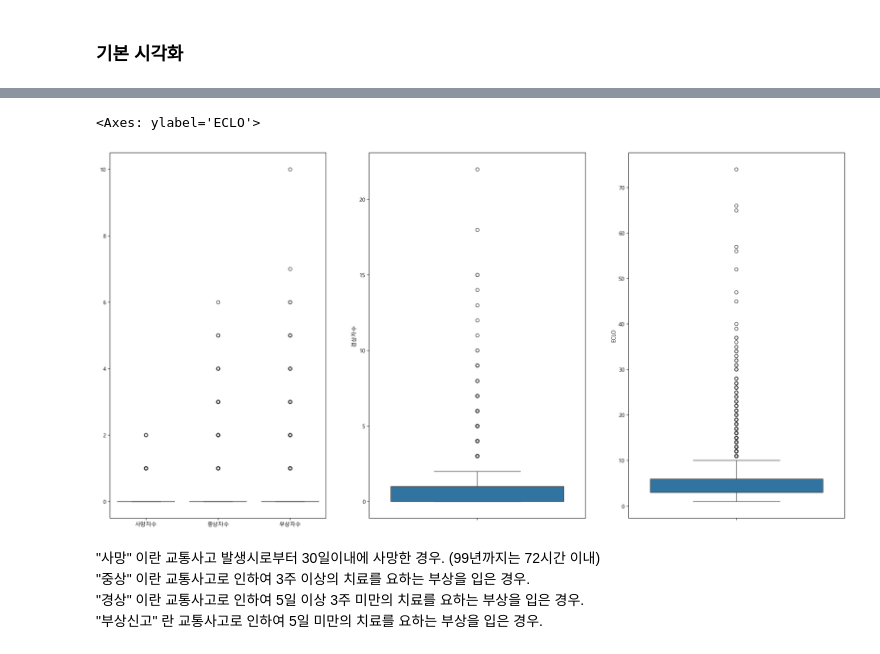
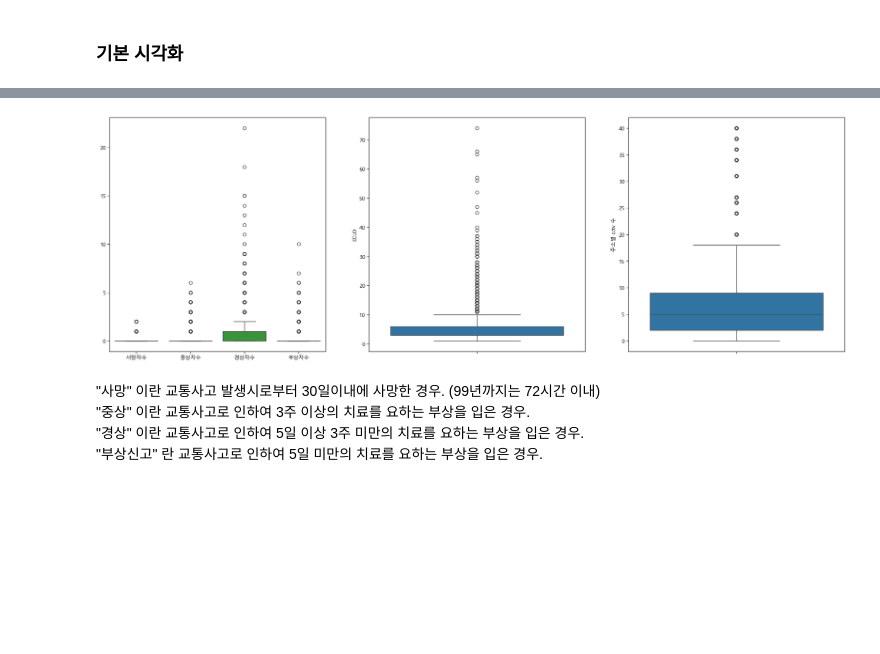
Before and after one commit to nyeokinyeoki/dacon_accident, a Jupyter notebook: accident2.ipynb, the cells around one changed output, grey strips where cells are left out. Saved outputs shown, nothing was run; the diff lists cells and outputs as text; code cells hidden in the pictures; blank space fills up the shorter version.

```diff
--- a/accident2.ipynb
+++ b/accident2.ipynb
@@ -288,0 +594,4 @@ df_train[df_train["가해연령_수정"]==9999]
+# %%
+df_train_join = make_cctv(df_train, gb_cctv)
+
+df_train_join
@@ -293,7 +634,7 @@ df_train[df_train["가해연령_수정"]==9999]
 # %%
 # int 타입으로 변경
 
-df_train[['사망자수','중상자수','경상자수','부상자수','ECLO']] = df_train[['사망자수','중상자수','경상자수','부상자수','ECLO']].astype(int)
+df_train_join[['사망자수','중상자수','경상자수','부상자수','ECLO','주소별 cctv 수']] = df_train_join[['사망자수','중상자수','경상자수','부상자수','ECLO','주소별 cctv 수']].astype(int)
 
-df_train.dtypes
+df_train_join.dtypes
 # %% [output]
@@ -316,4 +657,11 @@ df_train.dtypes
 dtype: object
+# %%
+df_train_join["사고일시"] = pd.to_datetime(df_train_join["사고일시"], format="%Y-%m-%d %H:%M:%S")
+df_test_join["사고일시"] = pd.to_datetime(df_test_join["사고일시"], format="%Y-%m-%d %H:%M:%S")
+# %%
+# drop
+
+df_train_join.drop(["가해연령_수정","피해연령_수정"], axis=1, inplace=True)
 # %%
 # 숫자 타입의 통계치
 
@@ -331,20 +693,20 @@ df_train.describe()
 # %%
 # 숫자 컬럼의 box-plot
 
-fig, axes = plt.subplots(figsize=(24,12), nrows=1, ncols=3)
+fig, axes = plt.subplots(figsize=(25,8), nrows=1, ncols=3)
 plt.rcParams["font.family"] = "Malgun Gothic"
 plt.rcParams["axes.unicode_minus"] = False
 
-df_num = df_train.select_dtypes("number").drop(["ECLO", "가해연령_수정", "피해연령_수정", "사고 연도"], axis=1)
+add_infra = df_train_join.groupby("시군구")[["주소별 cctv 수"]].mean()
 
-sns.boxplot(df_num.loc[:,['사망자수', '중상자수', '부상자수']], ax=axes[0])
-sns.boxplot(df_num.iloc[:,2], ax=axes[1])
-sns.boxplot(df_train["ECLO"], ax=axes[2])
+sns.boxplot(df_train_join.select_dtypes("number").iloc[:,0:4], ax=axes[0])
+sns.boxplot(df_train_join.select_dtypes("number").iloc[:,4], ax=axes[1])
+# sns.boxplot(add_infra[["주소별 cctv 수", "주소별 어린이 보호구역 수",'주소별 어린이 보호구역 cctv 수']], ax=axes[2])
+sns.boxplot(df_train_join.select_dtypes("number").iloc[:,5], ax=axes[2])
 
-# plt.show()
+plt.show()
 # %% [output]
-<Axes: ylabel='ECLO'>
-[figure, old version]
+[figure, new version]
 # %% [markdown]
 "사망" 이란 교통사고 발생시로부터 30일이내에 사망한 경우. (99년까지는 72시간 이내)
 "중상" 이란 교통사고로 인하여 3주 이상의 치료를 요하는 부상을 입은 경우.
```
Also changed, not shown: parts of 138 cells of this notebook.
